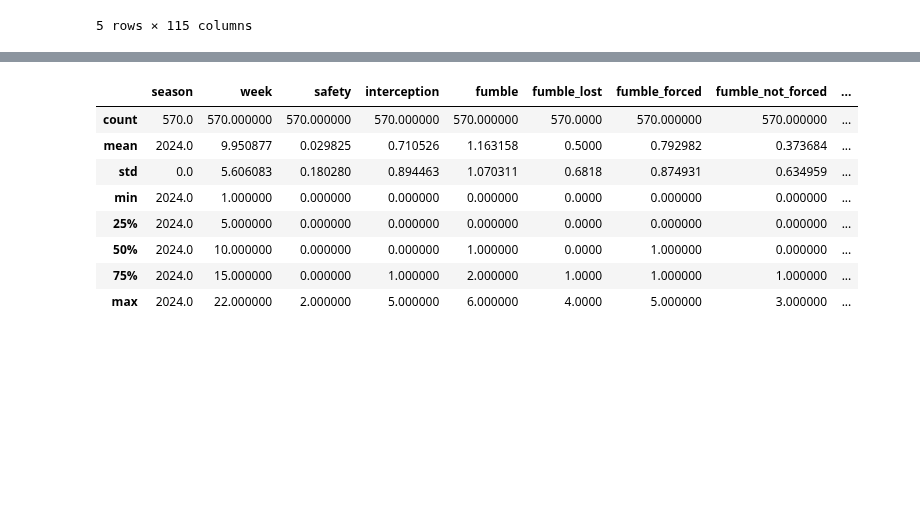
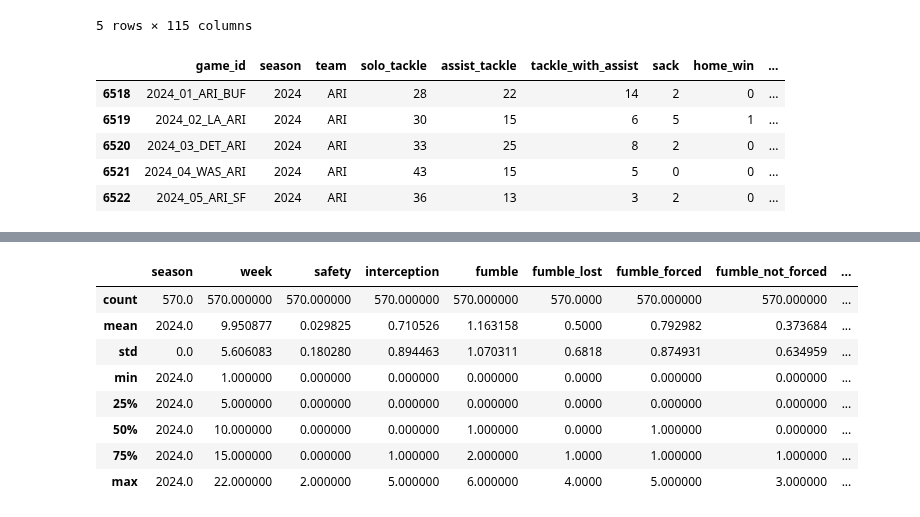
Before and after one commit to Ejaramillo1/nfl_ml_project, a Jupyter notebook: notebook/data/EDA_NFL_Team_metrics.ipynb, the cells around one changed output, grey strips where cells are left out. Cells and saved outputs as stored; diff of their text form; code cells hidden in the pictures; blank space fills up the shorter version.

```diff
--- a/notebook/data/EDA_NFL_Team_metrics.ipynb
+++ b/notebook/data/EDA_NFL_Team_metrics.ipynb
@@ -148,3 +145,13 @@ wdf_of_2024.head()
 | 6521 | 2024_04_WAS_ARI | 2024 | 4 | ARI | REG | 43 | 13 | 27 | 1 | ... |
 | 6522 | 2024_05_ARI_SF | 2024 | 5 | ARI | REG | 42 | 0 | 33 | 2 | ... |
 5 rows × 115 columns
+# %%
+wdf_def_24_filtered = wdf_def_2024[['game_id', 'season', 'team', 'solo_tackle', 'assist_tackle', 'tackle_with_assist', 'sack', 'home_win', 'home_loss']]
+wdf_def_24_filtered.head()
+# %% [output]
+|  | game_id | season | team | solo_tackle | assist_tackle | tackle_with_assist | sack | home_win | ... |
+| 6518 | 2024_01_ARI_BUF | 2024 | ARI | 28 | 22 | 14 | 2 | 0 | ... |
+| 6519 | 2024_02_LA_ARI | 2024 | ARI | 30 | 15 | 6 | 5 | 1 | ... |
+| 6520 | 2024_03_DET_ARI | 2024 | ARI | 33 | 25 | 8 | 2 | 0 | ... |
+| 6521 | 2024_04_WAS_ARI | 2024 | ARI | 43 | 15 | 5 | 0 | 0 | ... |
+| 6522 | 2024_05_ARI_SF | 2024 | ARI | 36 | 13 | 3 | 2 | 0 | ... |
```
Also changed, not shown: parts of 8 cells of this notebook.
